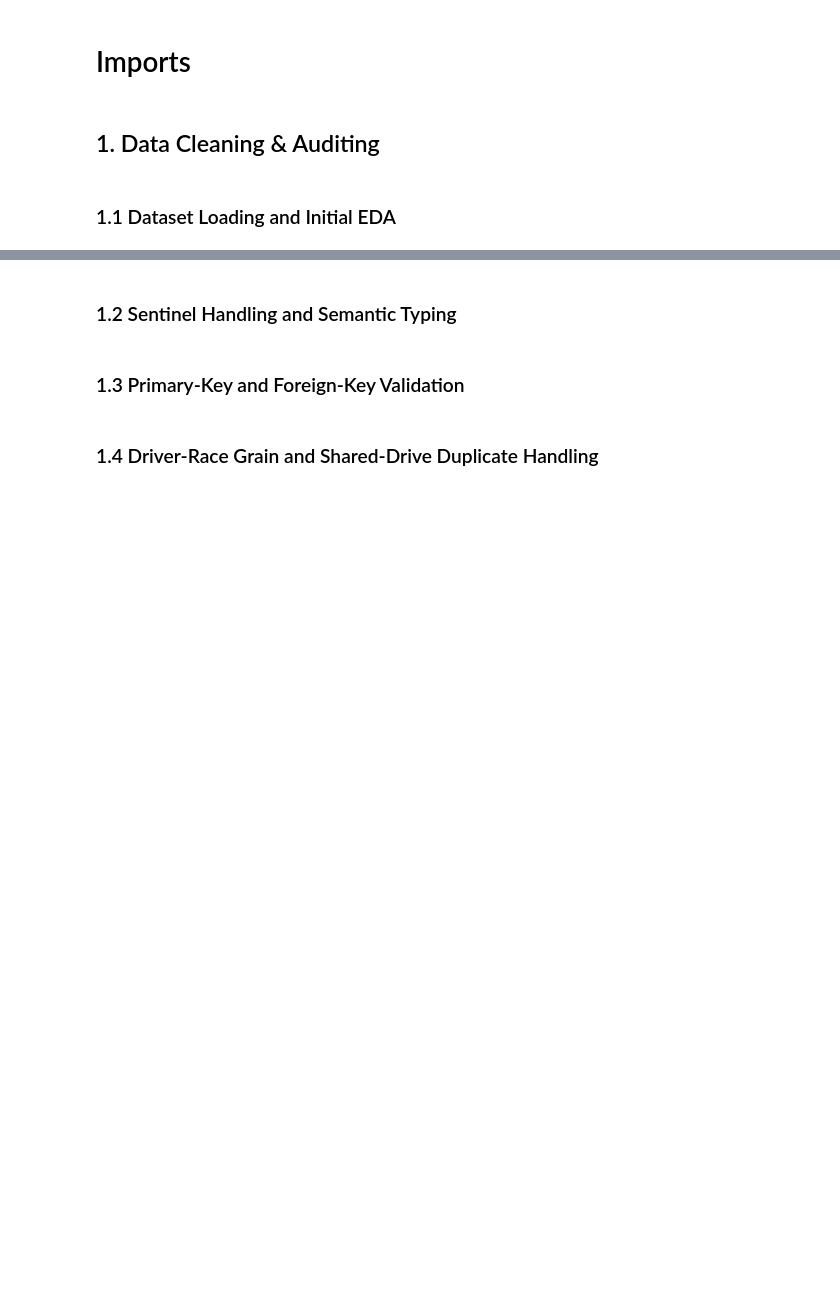
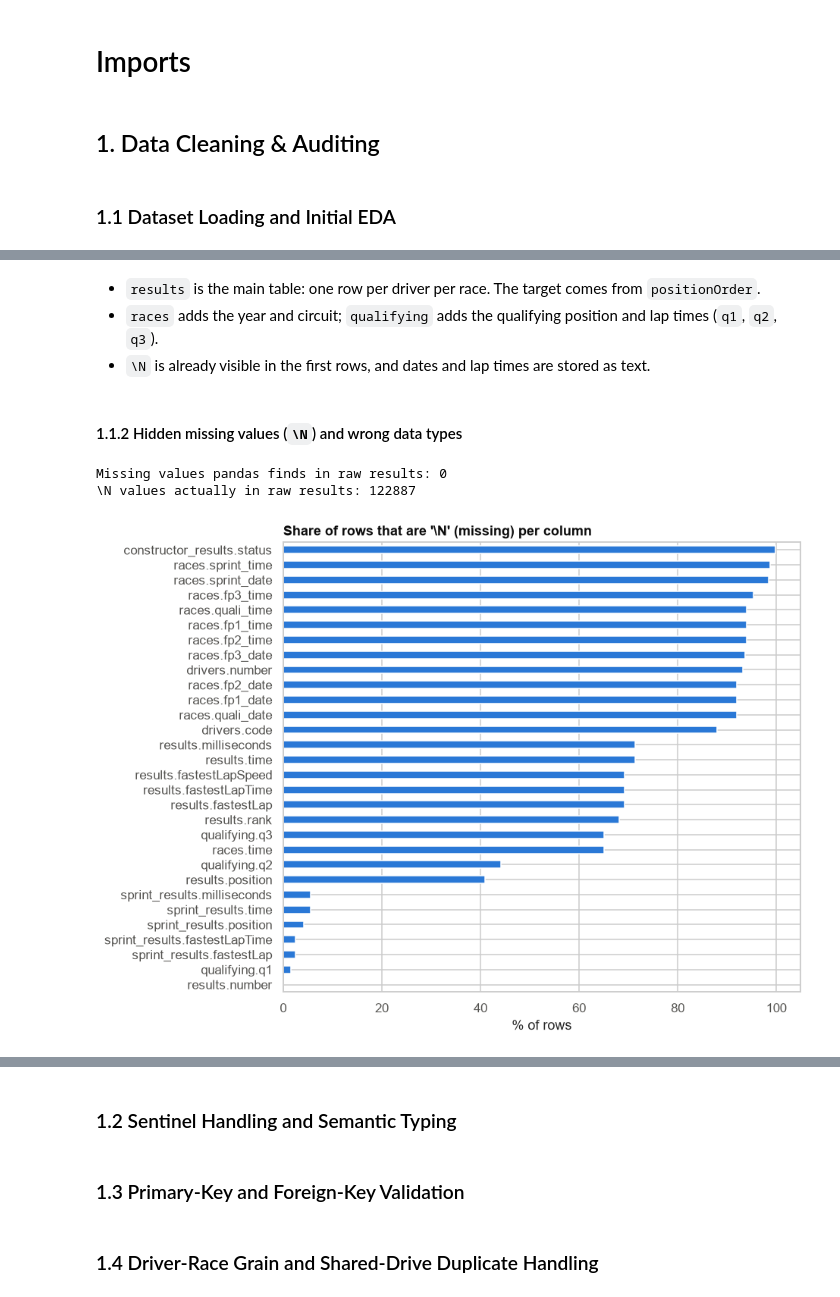
Before and after one commit to Seif2005/ACL2-Project, a Jupyter notebook: Main.ipynb, the cells around one changed output, grey strips where cells are left out. Saved outputs shown, nothing was run; the diff lists cells and outputs as text; code cells hidden in the pictures; blank space fills up the shorter version.

```diff
--- a/Main.ipynb
+++ b/Main.ipynb
@@ -8,0 +27,15 @@
+# %%
+table_names = ["circuits", "constructors", "drivers", "seasons", "races", "status", "results",
+               "qualifying", "sprint_results", "driver_standings", "constructor_standings",
+               "constructor_results", "lap_times", "pit_stops"]
+
+raw = {}
+data = {}
+for name in table_names:
+    raw[name] = pd.read_csv(DATA_DIR + name + ".csv")
+    data[name] = pd.read_csv(DATA_DIR + name + ".csv", na_values=MISSING)
+
+pd.DataFrame({
+    "rows": {name: len(df) for name, df in raw.items()},
+    "columns": {name: df.shape[1] for name, df in raw.items()},
+})
@@ -8,0 +60,4 @@
+# %%
+for name in ["results", "races", "qualifying"]:
+    print(name)
+    display(raw[name].head(3))
@@ -8,0 +80,27 @@
+# %% [markdown]
+- `results` is the main table: one row per driver per race. The target comes from `positionOrder`.
+- `races` adds the year and circuit; `qualifying` adds the qualifying position and lap times (`q1`, `q2`, `q3`).
+- `\N` is already visible in the first rows, and dates and lap times are stored as text.
+# %% [markdown]
+#### 1.1.2 Hidden missing values (`\N`) and wrong data types
+# %%
+rows = []
+for name, df in raw.items():
+    for col in df.columns:
+        count = (df[col].astype(str) == MISSING).sum()
+        if count > 0:
+            rows.append({"column": name + "." + col, "count": count, "percent": 100 * count / len(df)})
+missing = pd.DataFrame(rows).sort_values("percent")
+
+print("Missing values pandas finds in raw results:", raw["results"].isna().sum().sum())
+print(r"\N values actually in raw results:", missing.loc[missing["column"].str.startswith("results."), "count"].sum())
+
+missing.plot.barh(x="column", y="percent", figsize=(8, 7), legend=False)
+plt.title(r"Share of rows that are '\N' (missing) per column")
+plt.xlabel("% of rows")
+plt.ylabel("")
+plt.show()
+# %% [output]
+Missing values pandas finds in raw results: 0
+\N values actually in raw results: 122887
+[figure, added]
```
Also changed, not shown: parts of 21 cells of this notebook.
